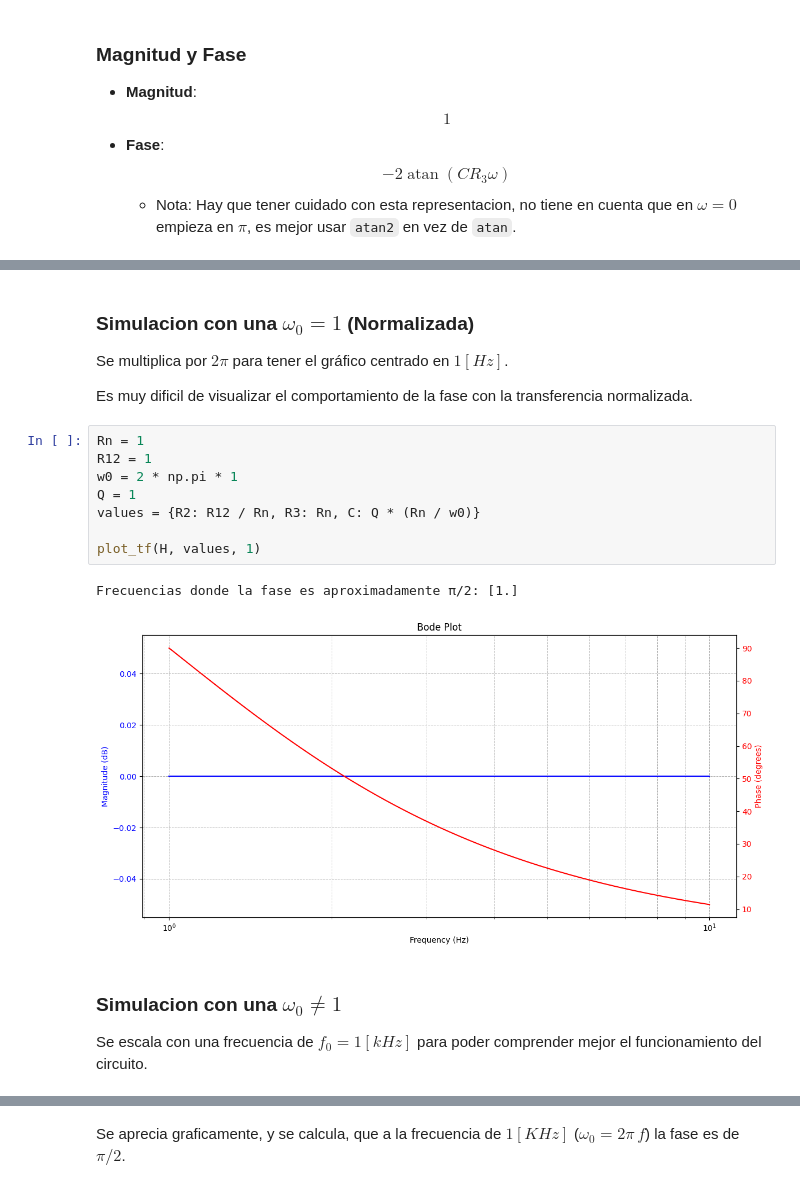
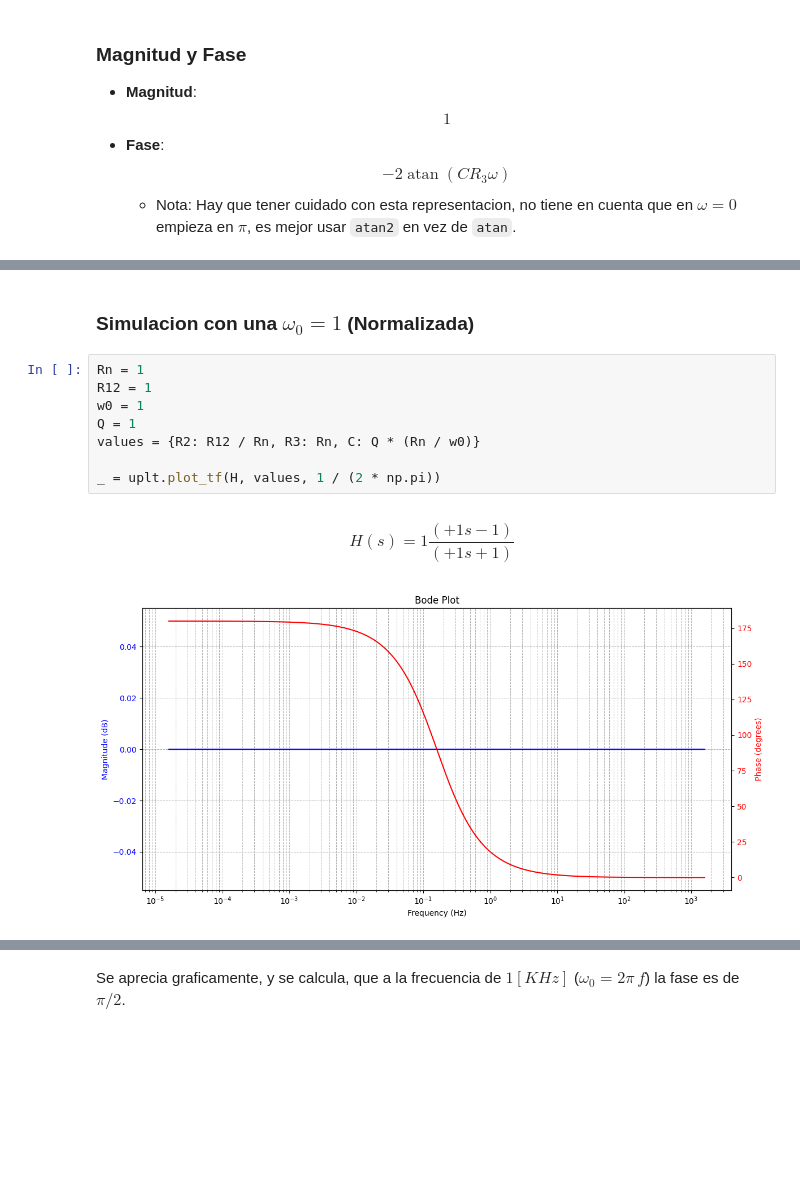
Before and after one commit to fborello-lambda/TC2-2025, a Jupyter notebook: TS1/TS1.ipynb, the cells around one changed output, grey strips where cells are left out. Cells and saved outputs as stored; diff of their text form; blank space fills up the shorter version.

```diff
--- a/TS1/TS1.ipynb
+++ b/TS1/TS1.ipynb
@@ -178,21 +133,13 @@ def plot_tf(tf, values, x):
 # %% [markdown]
 ### Simulacion con una $\omega_0 = 1$ (Normalizada)
-
-Se multiplica por $2 \pi$ para tener el gráfico centrado en $1[Hz]$.
-
-Es muy dificil de visualizar el comportamiento de la fase con la transferencia normalizada.
 # %%
 Rn = 1
 R12 = 1
-w0 = 2 * np.pi * 1
+w0 = 1
 Q = 1
 values = {R2: R12 / Rn, R3: Rn, C: Q * (Rn / w0)}
 
-plot_tf(H, values, 1)
+_ = uplt.plot_tf(H, values, 1 / (2 * np.pi))
 # %% [output]
-Frecuencias donde la fase es aproximadamente π/2: [1.]
+$$H(s) = 1 \frac{(+ 1s - 1)}{(+ 1s + 1)}$$
-[figure, old version]
+[figure, new version]
-# %% [markdown]
-### Simulacion con una $\omega_0 \neq 1$
-
-Se escala con una frecuencia de $f_0 = 1[kHz]$ para poder comprender mejor el funcionamiento del circuito.
```
Also changed, not shown: parts of 13 cells of this notebook, 2 other files.
